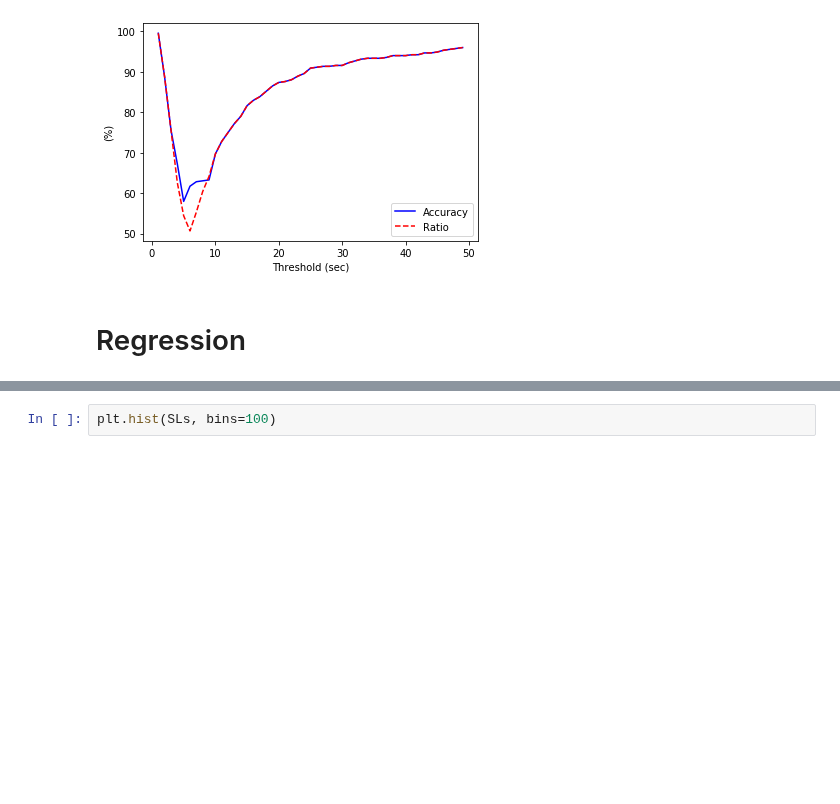
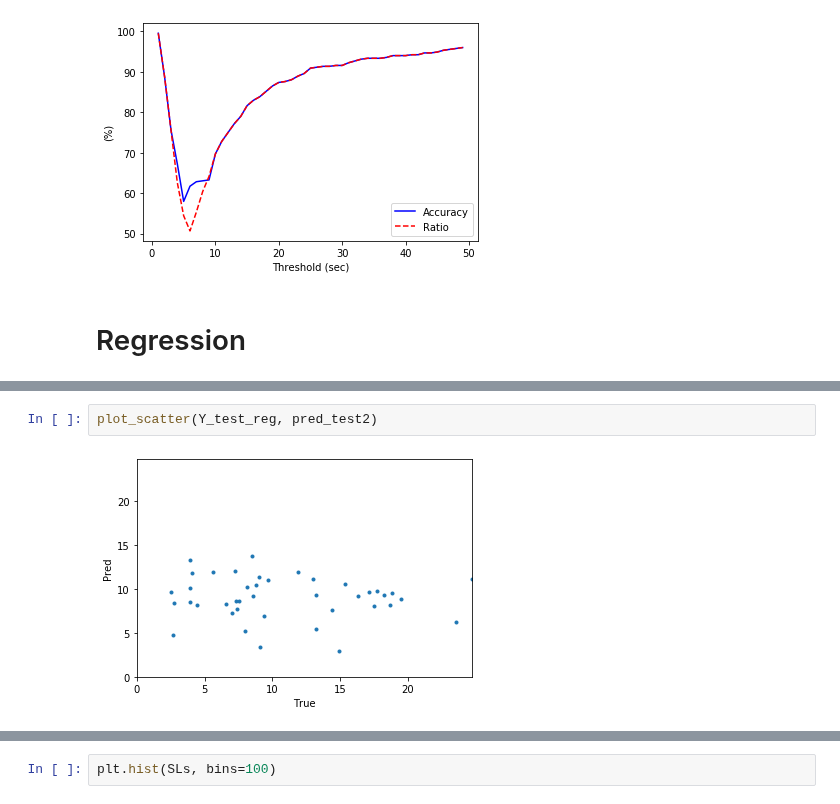
Before and after one commit to hundredball/Math24, a Jupyter notebook: Ginny_ERSP/ERSP_binary_classification.ipynb, the cells around one changed output, grey strips where cells are left out. Cells and saved outputs as stored; diff of their text form; blank space fills up the shorter version.

```diff
--- a/Ginny_ERSP/ERSP_binary_classification.ipynb
+++ b/Ginny_ERSP/ERSP_binary_classification.ipynb
@@ -421,3 +417,7 @@ Method 3: 13.245736 | 24.387862
+# %%
+plot_scatter(Y_test_reg, pred_test2)
+# %% [output]
+[figure, added]
 # %%
 # Plot result
 iterations = list(range(num_fold))
```
Also changed, not shown: parts of 14 cells of this notebook, 6 other files.
